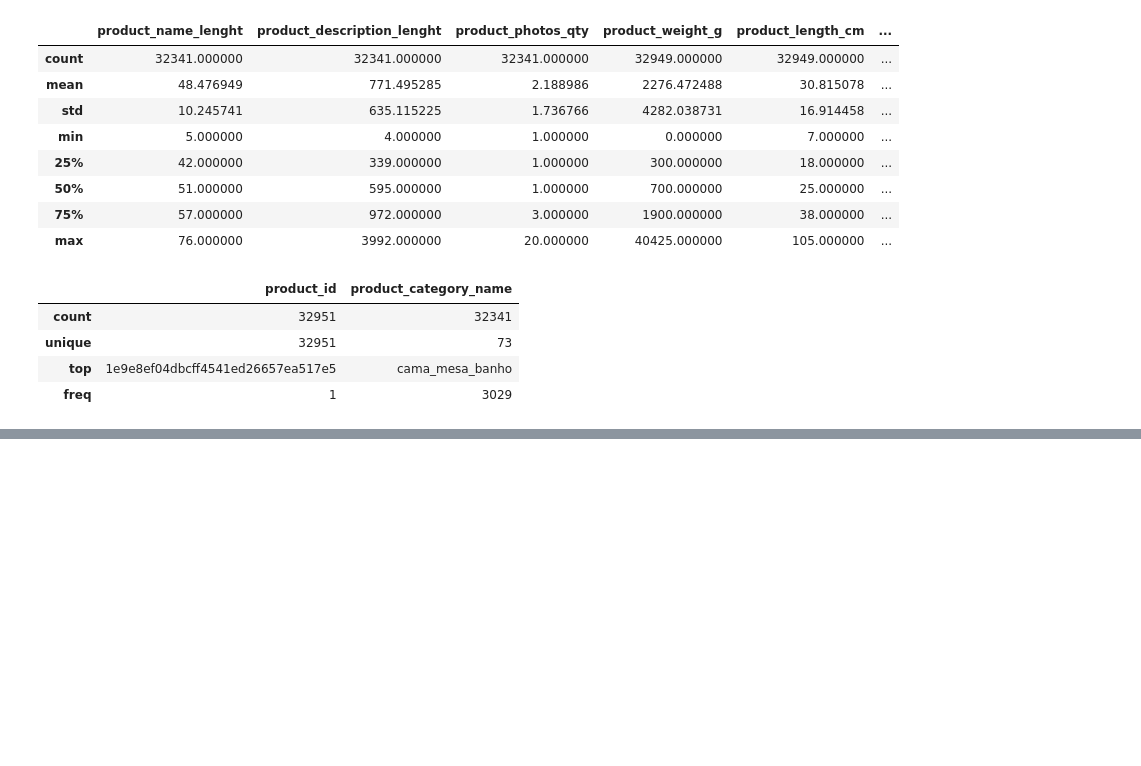
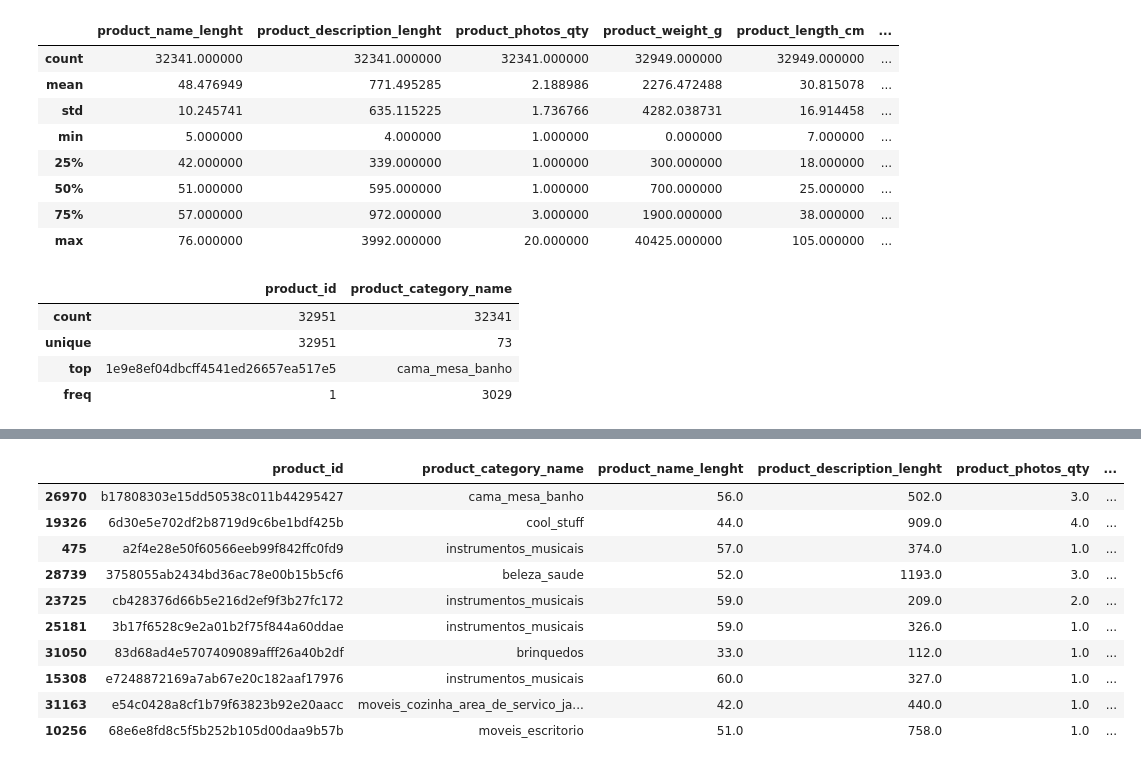
Before and after one commit to Mamello01/e-commerce, a Jupyter notebook: 02_data_preparation/products_preparation.ipynb, the cells around one changed output, grey strips where cells are left out. Saved outputs shown, nothing was run; the diff lists cells and outputs as text; code cells hidden in the pictures; blank space fills up the shorter version.

```diff
--- a/02_data_preparation/products_preparation.ipynb
+++ b/02_data_preparation/products_preparation.ipynb
@@ -112,0 +384,19 @@ products_df.describe(include=[object])
+# %%
+# Display products with unusually large dimensions
+products_df.sort_values(by="product_length_cm", ascending=False).head(10)
+
+products_df.sort_values(by="product_height_cm", ascending=False).head(10)
+
+products_df.sort_values(by="product_width_cm", ascending=False).head(10)
+# %% [output]
+|  | product_id | product_category_name | product_name_lenght | product_description_lenght | product_photos_qty | ... |
+| 26970 | b17808303e15dd50538c011b44295427 | cama_mesa_banho | 56.0 | 502.0 | 3.0 | ... |
+| 19326 | 6d30e5e702df2b8719d9c6be1bdf425b | cool_stuff | 44.0 | 909.0 | 4.0 | ... |
+| 475 | a2f4e28e50f60566eeb99f842ffc0fd9 | instrumentos_musicais | 57.0 | 374.0 | 1.0 | ... |
+| 28739 | 3758055ab2434bd36ac78e00b15b5cf6 | beleza_saude | 52.0 | 1193.0 | 3.0 | ... |
+| 23725 | cb428376d66b5e216d2ef9f3b27fc172 | instrumentos_musicais | 59.0 | 209.0 | 2.0 | ... |
+| 25181 | 3b17f6528c9e2a01b2f75f844a60ddae | instrumentos_musicais | 59.0 | 326.0 | 1.0 | ... |
+| 31050 | 83d68ad4e5707409089afff26a40b2df | brinquedos | 33.0 | 112.0 | 1.0 | ... |
+| 15308 | e7248872169a7ab67e20c182aaf17976 | instrumentos_musicais | 60.0 | 327.0 | 1.0 | ... |
+| 31163 | e54c0428a8cf1b79f63823b92e20aacc | moveis_cozinha_area_de_servico_ja... | 42.0 | 440.0 | 1.0 | ... |
+| 10256 | 68e6e8fd8c5f5b252b105d00daa9b57b | moveis_escritorio | 51.0 | 758.0 | 1.0 | ... |
```
Also changed, not shown: parts of 49 cells of this notebook.
